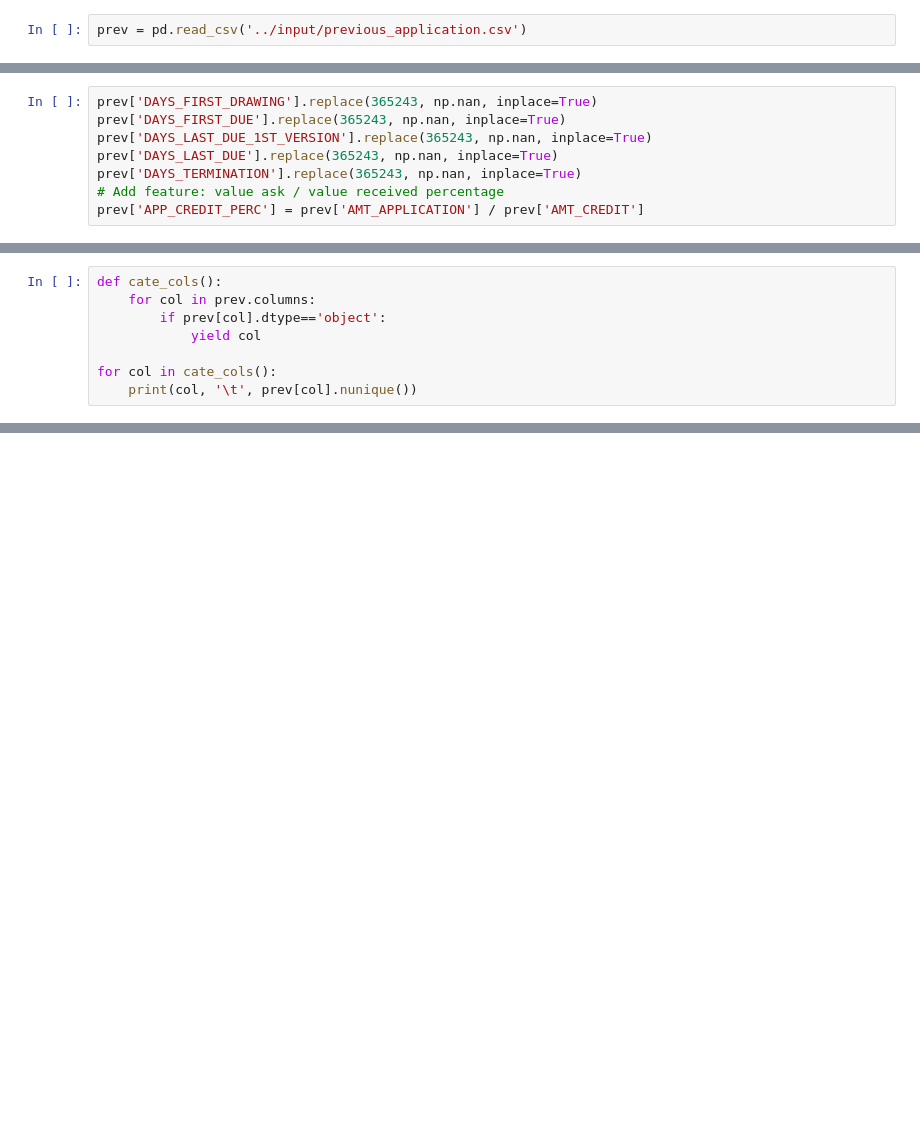
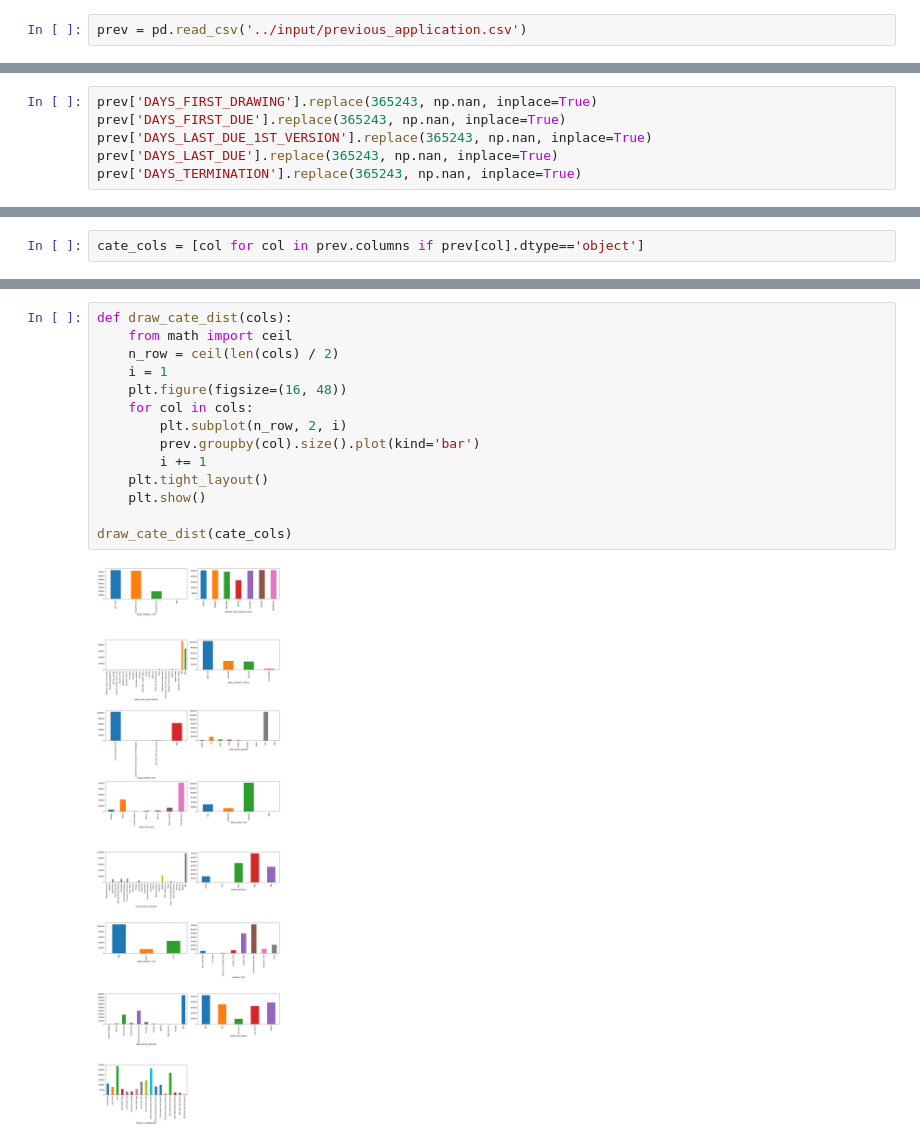
Before and after one commit to jz95/Solution-for-Kaggle-Home-Credit-Default-Risk, a Jupyter notebook: notebook/previousApplication.ipynb, the cells around one changed output, grey strips where cells are left out. Cells and saved outputs as stored; diff of their text form; blank space fills up the shorter version.

```diff
--- a/notebook/previousApplication.ipynb
+++ b/notebook/previousApplication.ipynb
@@ -10,5 +44,3 @@ prev['DAYS_FIRST_DUE'].replace(365243, np.nan, inplace=True)
 prev['DAYS_LAST_DUE_1ST_VERSION'].replace(365243, np.nan, inplace=True)
 prev['DAYS_LAST_DUE'].replace(365243, np.nan, inplace=True)
 prev['DAYS_TERMINATION'].replace(365243, np.nan, inplace=True)
-# Add feature: value ask / value received percentage
-prev['APP_CREDIT_PERC'] = prev['AMT_APPLICATION'] / prev['AMT_CREDIT']
@@ -15,8 +51,2 @@ prev['APP_CREDIT_PERC'] = prev['AMT_APPLICATION'] / prev['AMT_CREDIT']
 # %%
-def cate_cols():
-    for col in prev.columns:
-        if prev[col].dtype=='object':
-            yield col
-
-for col in cate_cols():
-    print(col, '\t', prev[col].nunique())
+cate_cols = [col for col in prev.columns if prev[col].dtype=='object']
@@ -39,0 +71,16 @@ PRODUCT_COMBINATION      17
+# %%
+def draw_cate_dist(cols):
+    from math import ceil
+    n_row = ceil(len(cols) / 2)
+    i = 1
+    plt.figure(figsize=(16, 48))
+    for col in cols:
+        plt.subplot(n_row, 2, i)
+        prev.groupby(col).size().plot(kind='bar')
+        i += 1
+    plt.tight_layout()
+    plt.show()
+
+draw_cate_dist(cate_cols)
+# %% [output]
+[figure, added]
```
Also changed, not shown: parts of 28 cells of this notebook, 15 other files.
